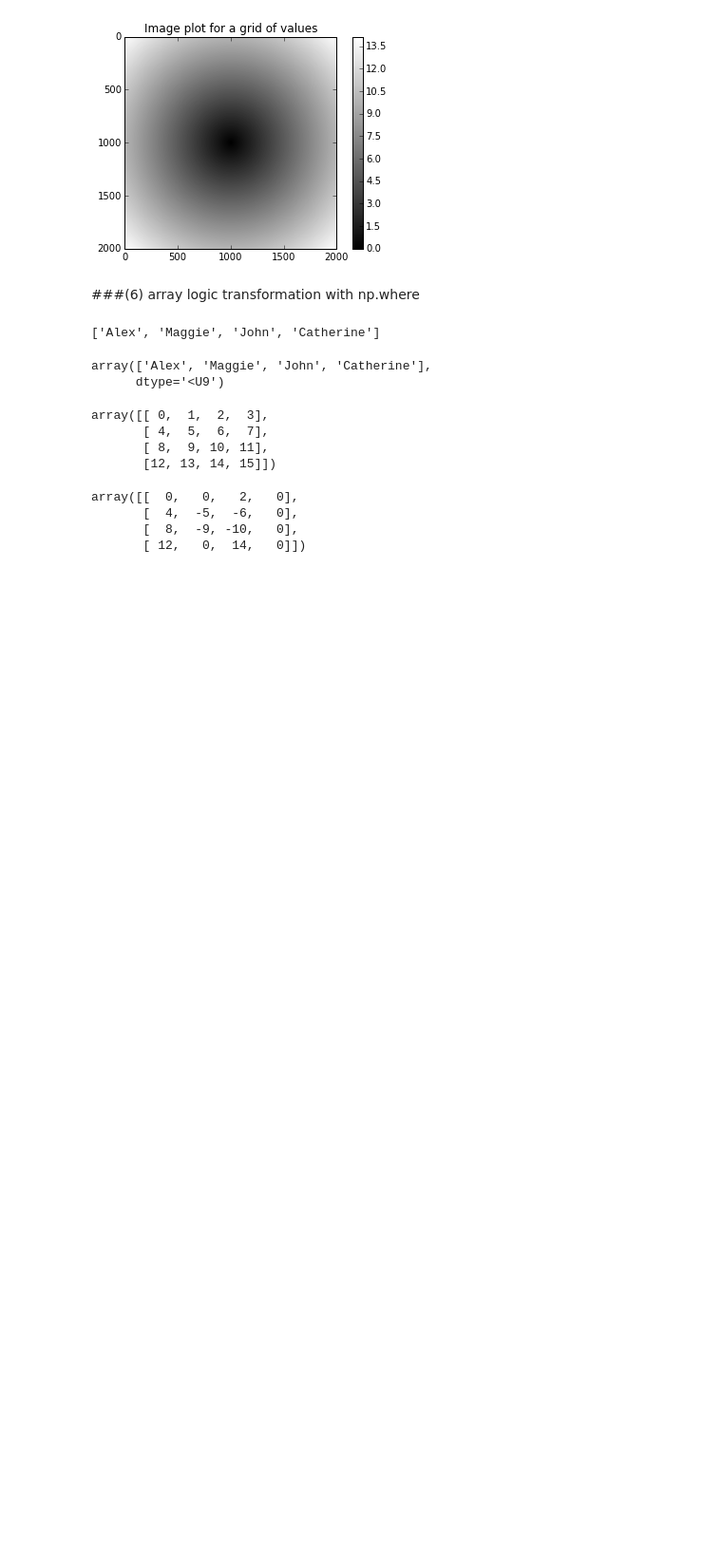
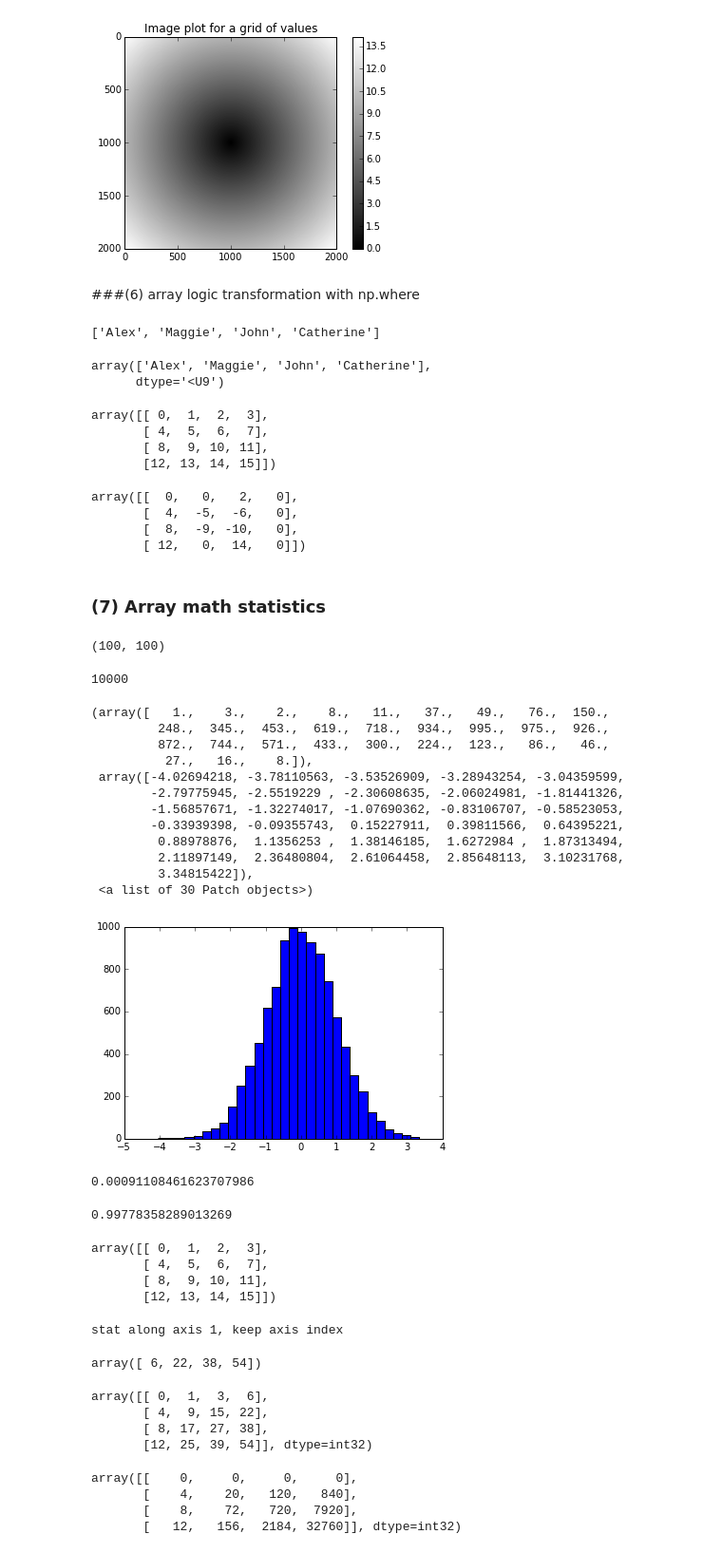
Before and after one commit to zhenxu66/python_code_practice, a Jupyter notebook: book_python_data_demo.ipynb, the cells around one changed output. Shown at 95% size. Saved outputs shown, nothing was run; the diff lists cells and outputs as text; code cells hidden in the pictures; blank space fills up the shorter version.

```diff
--- a/book_python_data_demo.ipynb
+++ b/book_python_data_demo.ipynb
@@ -353,3 +353,71 @@ array([[  0,   0,   2,   0],
        [  4,  -5,  -6,   0],
        [  8,  -9, -10,   0],
        [ 12,   0,  14,   0]])
+# %% [markdown]
+### (7) Array math statistics
+# %%
+# simulate standard distribution result e.g. lottery
+lottery_arr = np.random.randn(100,100)
+lottery_arr.shape
+# %% [output]
+(100, 100)
+# %%
+flatten_lottery=[item for sublist in lottery_arr.tolist() for item in sublist]
+# %%
+len(flatten_lottery)
+# %% [output]
+10000
+# %%
+plt.hist(flatten_lottery, bins=30)
+# %% [output]
+(array([   1.,    3.,    2.,    8.,   11.,   37.,   49.,   76.,  150.,
+         248.,  345.,  453.,  619.,  718.,  934.,  995.,  975.,  926.,
+         872.,  744.,  571.,  433.,  300.,  224.,  123.,   86.,   46.,
+          27.,   16.,    8.]),
+ array([-4.02694218, -3.78110563, -3.53526909, -3.28943254, -3.04359599,
+        -2.79775945, -2.5519229 , -2.30608635, -2.06024981, -1.81441326,
+        -1.56857671, -1.32274017, -1.07690362, -0.83106707, -0.58523053,
+        -0.33939398, -0.09355743,  0.15227911,  0.39811566,  0.64395221,
+         0.88978876,  1.1356253 ,  1.38146185,  1.6272984 ,  1.87313494,
+         2.11897149,  2.36480804,  2.61064458,  2.85648113,  3.10231768,
+         3.34815422]),
+ <a list of 30 Patch objects>)
+[figure, added]
+# %%
+np.mean(flatten_lottery)
+# %% [output]
+0.00091108461623707986
+# %%
+np.std(flatten_lottery)
+# %% [output]
+0.99778358289013269
+# %%
+# calculate along axis example, reduce dimension or not
+data_math_arr = np.arange(16).reshape(4,4)
+data_math_arr
+# %% [output]
+array([[ 0,  1,  2,  3],
+       [ 4,  5,  6,  7],
+       [ 8,  9, 10, 11],
+       [12, 13, 14, 15]])
+# %%
+print("stat. along axis 1, keep axis index")
+data_math_arr.sum(axis =1)
+# %% [output]
+stat along axis 1, keep axis index
+array([ 6, 22, 38, 54])
+# %%
+print("stat. along axis 1, but cumulative to the last element")
+data_math_arr.cumsum(axis =1)
+# %% [output]
+array([[ 0,  1,  3,  6],
+       [ 4,  9, 15, 22],
+       [ 8, 17, 27, 38],
+       [12, 25, 39, 54]], dtype=int32)
+# %%
+data_math_arr.cumprod(axis =1)
+# %% [output]
+array([[    0,     0,     0,     0],
+       [    4,    20,   120,   840],
+       [    8,    72,   720,  7920],
+       [   12,   156,  2184, 32760]], dtype=int32)
```
Also changed, not shown: parts of 1 cell of this notebook, 1 other file.
